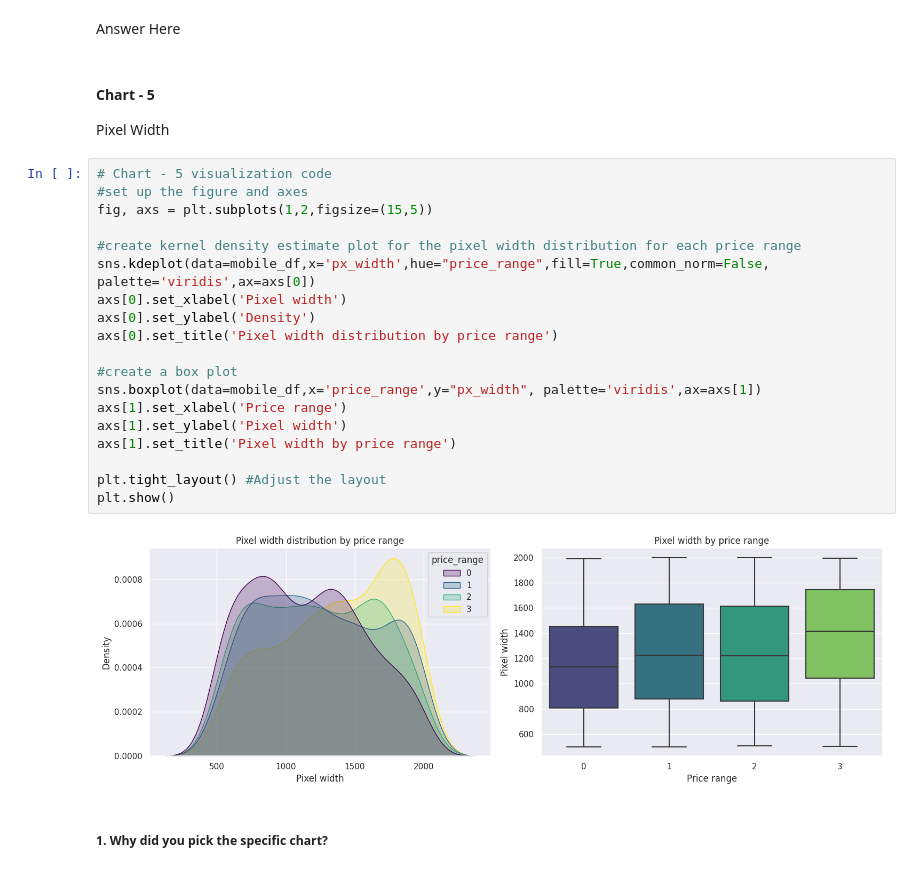
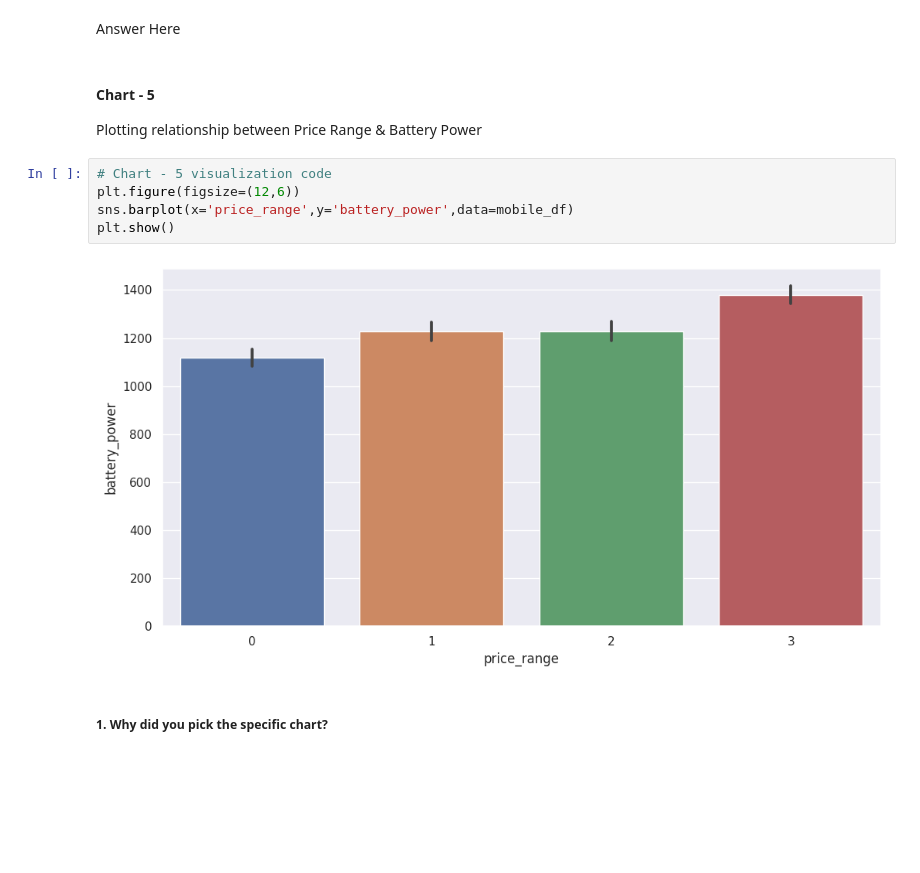
Before and after one commit to Rooban-Jeyasundar/ML_Classification_Project, a Jupyter notebook: ML_Classification_Project.ipynb, the cells around one changed output. Saved outputs shown, nothing was run; the diff lists cells and outputs as text; blank space fills up the shorter version.

```diff
--- a/ML_Classification_Project.ipynb
+++ b/ML_Classification_Project.ipynb
@@ -511,30 +511,16 @@ Answer Here
 Are there any insights that lead to negative growth? Justify with specific reason.
 # %% [markdown]
 Answer Here
-# %% [markdown]
-#### Chart - 5
-Pixel Width
-# %%
-# Chart - 5 visualization code
-#set up the figure and axes
-fig, axs = plt.subplots(1,2,figsize=(15,5))
-
-#create kernel density estimate plot for the pixel width distribution for each price range
-sns.kdeplot(data=mobile_df,x='px_width',hue="price_range",fill=True,common_norm=False, palette='viridis',ax=axs[0])
-axs[0].set_xlabel('Pixel width')
-axs[0].set_ylabel('Density')
-axs[0].set_title('Pixel width distribution by price range')
-
-#create a box plot
-sns.boxplot(data=mobile_df,x='price_range',y="px_width", palette='viridis',ax=axs[1])
-axs[1].set_xlabel('Price range')
-axs[1].set_ylabel('Pixel width')
-axs[1].set_title('Pixel width by price range')
-
-plt.tight_layout() #Adjust the layout
-plt.show()
-# %% [output]
-[figure, removed]
+# %% [markdown]
+#### Chart - 5
+Plotting relationship between Price Range & Battery Power
+# %%
+# Chart - 5 visualization code
+plt.figure(figsize=(12,6))
+sns.barplot(x='price_range',y='battery_power',data=mobile_df)
+plt.show()
+# %% [output]
+[figure, added]
 # %% [markdown]
 ##### 1. Why did you pick the specific chart?
 # %% [markdown]
```
Also changed, not shown: parts of 87 cells of this notebook.
